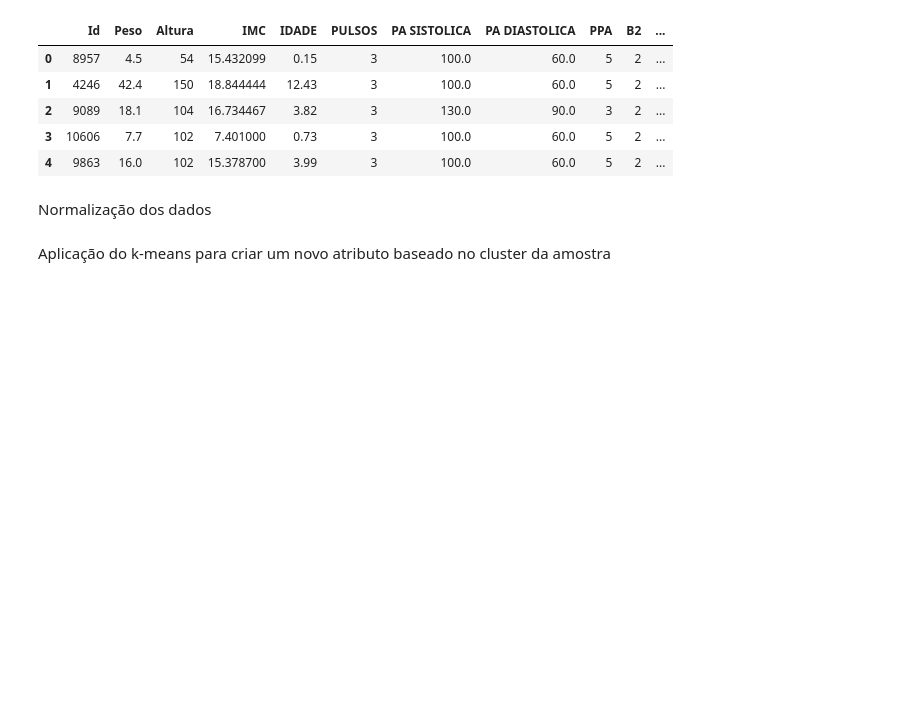
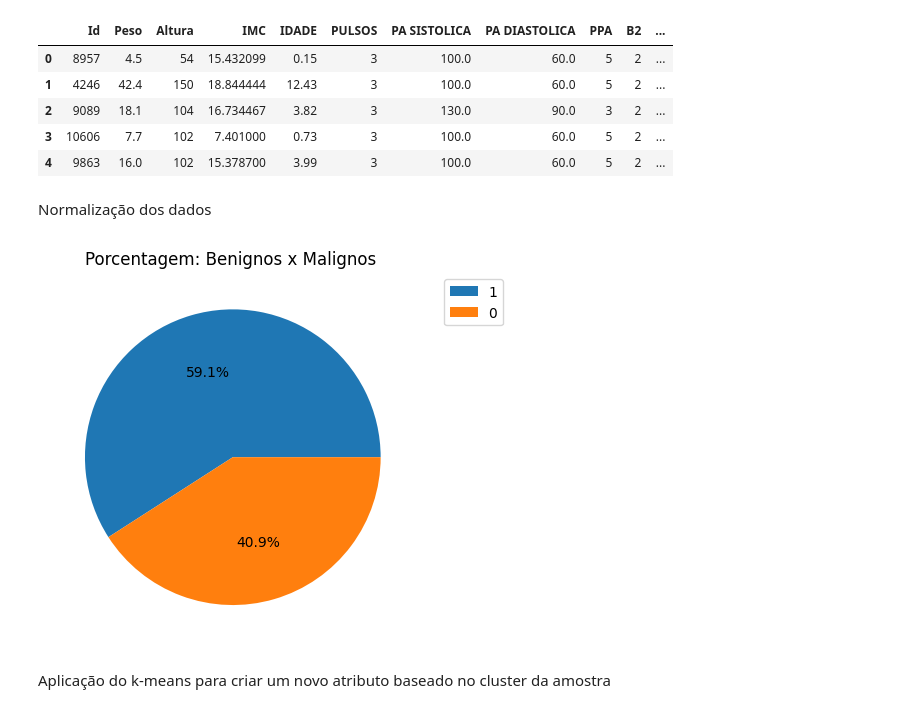
Before and after one commit to guisantoxxx/trabalho-AM, a Jupyter notebook: k_means_normalizacao.ipynb, the cells around one changed output. Drawn from its saved outputs; the diff is of its cells as text; code cells hidden in the pictures; blank space fills up the shorter version.

```diff
--- a/k_means_normalizacao.ipynb
+++ b/k_means_normalizacao.ipynb
@@ -848,6 +848,25 @@ display(test_data.head(5))
 | 4 | 9863 | 16.0 | 102 | 15.378700 | 3.99 | 3 | 100.0 | 60.0 | 5 | 2 | ... |
 # %% [markdown]
 Normalização dos dados
+# %%
+# Temos a informação: 357 casos benignos e 212 casos malignos.
+
+# Vamos visualizar isso melhor
+# Criando um Gráfico de Pizza - ou no inglês um gráfico de torta(PiePlot)
+
+
+labels = train_data["CLASSE"].value_counts().index
+plt.pie(
+    train_data["CLASSE"].value_counts(), autopct="%1.1f%%"
+)  # conta as ocorrências de cada classe e exibe a porcentagem
+plt.legend(
+    labels,
+    bbox_to_anchor=(1.25, 1),
+)  # Nossas Legendas
+plt.title("Porcentagem: Benignos x Malignos ")
+plt.show()
+# %% [output]
+[figure, added]
 # %%
 from sklearn.preprocessing import StandardScaler
 # %%
```
Also changed, not shown: 21 other files.
